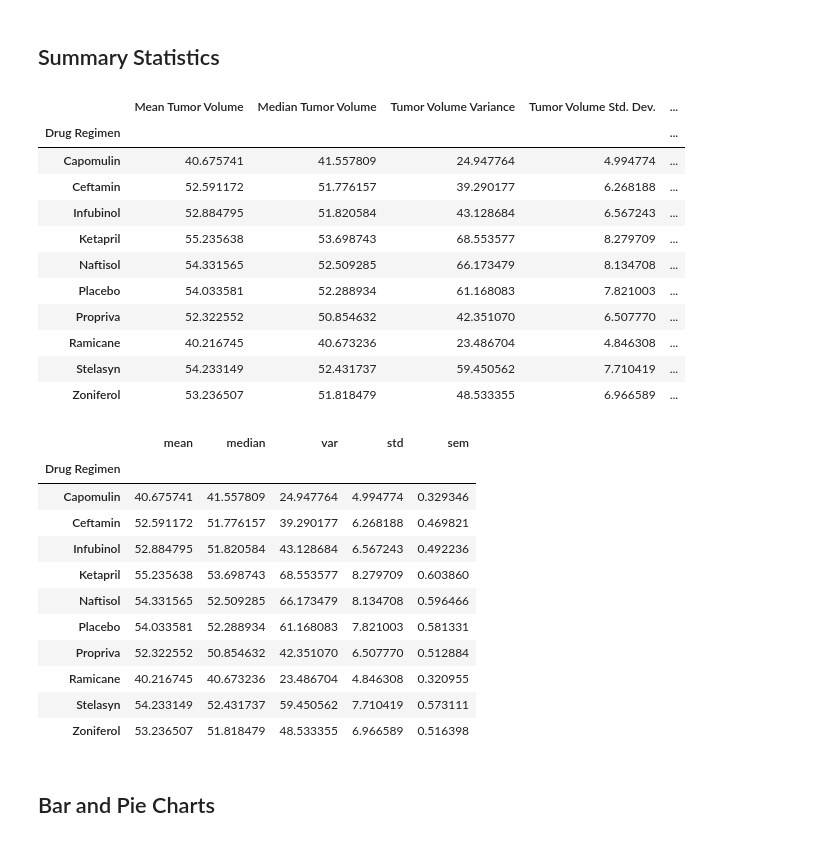
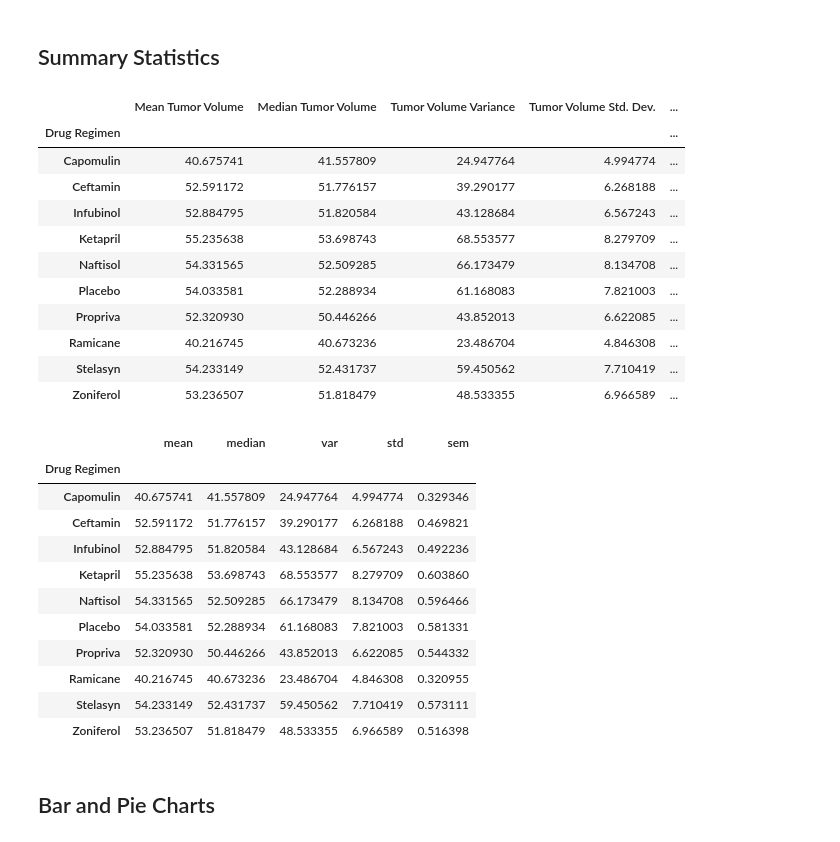
Before and after one commit to yennyrangel/visualization-challenge, a Jupyter notebook: Pymaceuticals/Pymaceuticals_main.ipynb, the cells around one changed output. Cells and saved outputs as stored; diff of their text form; code cells hidden in the pictures.

```diff
--- a/Pymaceuticals/Pymaceuticals_main.ipynb
+++ b/Pymaceuticals/Pymaceuticals_main.ipynb
@@ -111,7 +99,7 @@ number_of_mice_clean
 # Use groupby and summary statistical methods to calculate the following properties of each drug regimen:
 # mean, median, variance, standard deviation, and SEM of the tumor volume.
 # Assemble the resulting series into a single summary DataFrame.
-regimen_drug = combined_data.groupby("Drug Regimen")
+regimen_drug = clean_data.groupby("Drug Regimen")
 summary_df = regimen_drug["Tumor Volume (mm3)"].agg(["mean", "median", "var", "std", "sem"])
 summary_df = summary_df.rename(columns={
     "mean": "Mean Tumor Volume",
@@ -130,26 +118,26 @@ summary_df
 | Ketapril | 55.235638 | 53.698743 | 68.553577 | 8.279709 | ... |
 | Naftisol | 54.331565 | 52.509285 | 66.173479 | 8.134708 | ... |
 | Placebo | 54.033581 | 52.288934 | 61.168083 | 7.821003 | ... |
-| Propriva | 52.322552 | 50.854632 | 42.351070 | 6.507770 | ... |
+| Propriva | 52.320930 | 50.446266 | 43.852013 | 6.622085 | ... |
 | Ramicane | 40.216745 | 40.673236 | 23.486704 | 4.846308 | ... |
 | Stelasyn | 54.233149 | 52.431737 | 59.450562 | 7.710419 | ... |
 | Zoniferol | 53.236507 | 51.818479 | 48.533355 | 6.966589 | ... |
 # %%
 # A more advanced method to generate a summary statistics table of mean, median, variance, standard deviation,
 # and SEM of the tumor volume for each regimen (only one method is required in the solution)
 # Using the aggregation method, produce the same summary statistics in a single line
-summary_df = combined_data.groupby("Drug Regimen")["Tumor Volume (mm3)"].agg(["mean", "median", "var", "std", "sem"])
+summary_df = clean_data.groupby("Drug Regimen")["Tumor Volume (mm3)"].agg(["mean", "median", "var", "std", "sem"])
 summary_df
 # %% [output]
 |  | mean | median | var | std | sem |
 | Drug Regimen |  |  |  |  |  |
 | Capomulin | 40.675741 | 41.557809 | 24.947764 | 4.994774 | 0.329346 |
 | Ceftamin | 52.591172 | 51.776157 | 39.290177 | 6.268188 | 0.469821 |
 | Infubinol | 52.884795 | 51.820584 | 43.128684 | 6.567243 | 0.492236 |
 | Ketapril | 55.235638 | 53.698743 | 68.553577 | 8.279709 | 0.603860 |
 | Naftisol | 54.331565 | 52.509285 | 66.173479 | 8.134708 | 0.596466 |
 | Placebo | 54.033581 | 52.288934 | 61.168083 | 7.821003 | 0.581331 |
-| Propriva | 52.322552 | 50.854632 | 42.351070 | 6.507770 | 0.512884 |
+| Propriva | 52.320930 | 50.446266 | 43.852013 | 6.622085 | 0.544332 |
 | Ramicane | 40.216745 | 40.673236 | 23.486704 | 4.846308 | 0.320955 |
 | Stelasyn | 54.233149 | 52.431737 | 59.450562 | 7.710419 | 0.573111 |
 | Zoniferol | 53.236507 | 51.818479 | 48.533355 | 6.966589 | 0.516398 |
```
Also changed, not shown: parts of 9 cells of this notebook.
